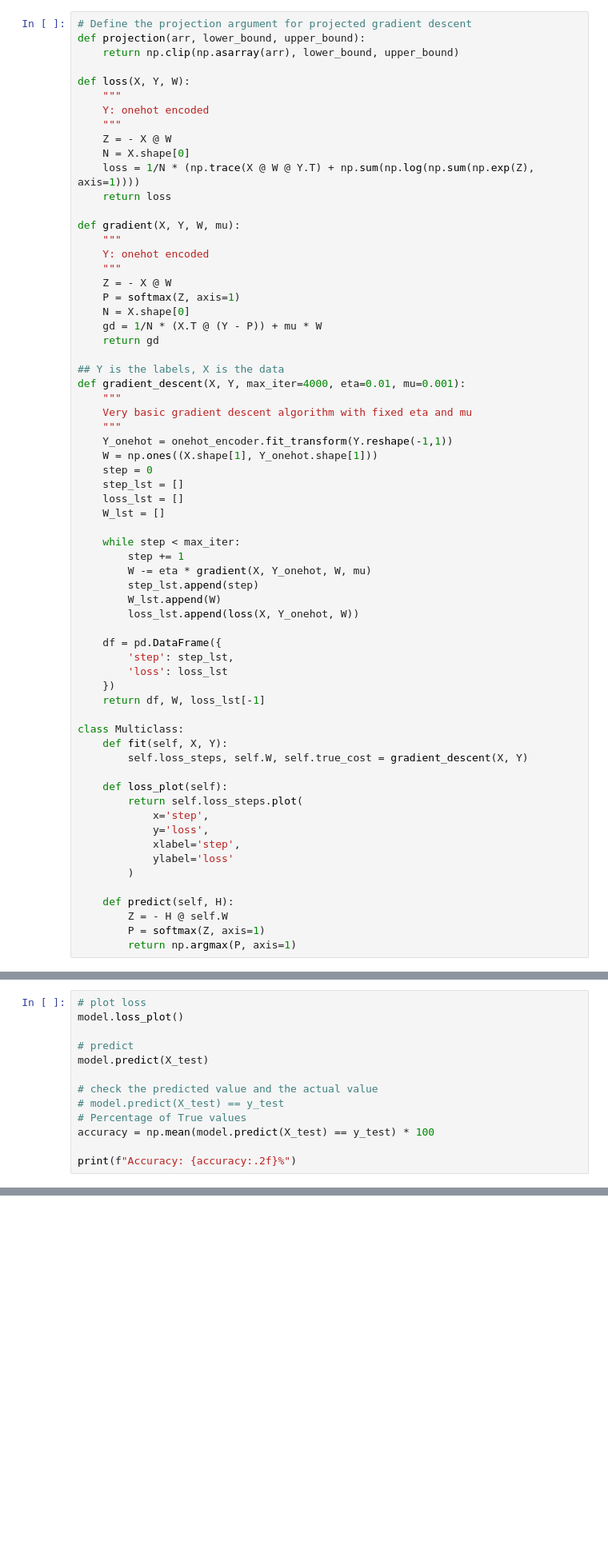
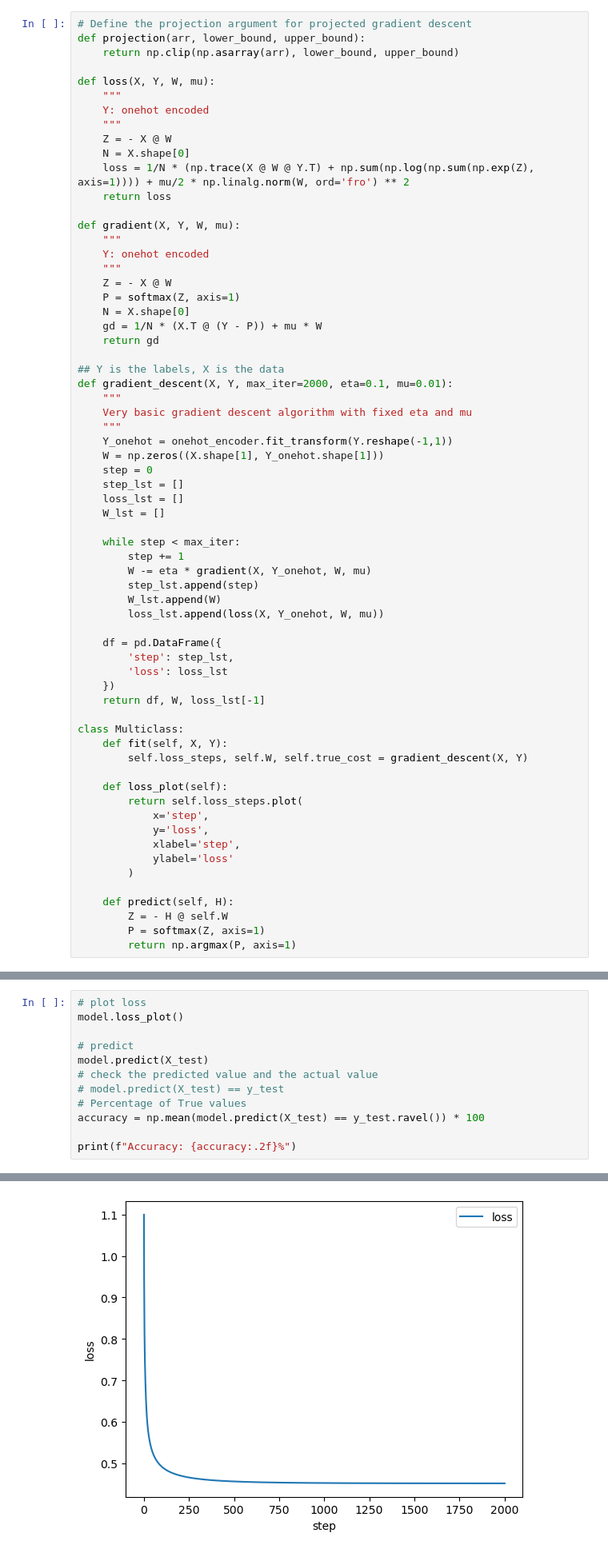
Before and after one commit to J4mZzy/TAGM-simulation, a Jupyter notebook: debug.ipynb, the cells around one changed output, grey strips where cells are left out. Shown at 80% size. Drawn from its saved outputs; the diff is of its cells as text; blank space fills up the shorter version.

```diff
--- a/debug.ipynb
+++ b/debug.ipynb
@@ -58,13 +50,13 @@ onehot_encoder = OneHotEncoder(sparse=False)
 def projection(arr, lower_bound, upper_bound):
     return np.clip(np.asarray(arr), lower_bound, upper_bound)
 
-def loss(X, Y, W):
+def loss(X, Y, W, mu):
     """
     Y: onehot encoded
     """
     Z = - X @ W
     N = X.shape[0]
-    loss = 1/N * (np.trace(X @ W @ Y.T) + np.sum(np.log(np.sum(np.exp(Z), axis=1))))
+    loss = 1/N * (np.trace(X @ W @ Y.T) + np.sum(np.log(np.sum(np.exp(Z), axis=1)))) + mu/2 * np.linalg.norm(W, ord='fro') ** 2
     return loss
 
 def gradient(X, Y, W, mu):
@@ -78,12 +70,12 @@ def gradient(X, Y, W, mu):
     return gd
 
 ## Y is the labels, X is the data
-def gradient_descent(X, Y, max_iter=4000, eta=0.01, mu=0.001):
+def gradient_descent(X, Y, max_iter=2000, eta=0.1, mu=0.01):
     """
     Very basic gradient descent algorithm with fixed eta and mu
     """
     Y_onehot = onehot_encoder.fit_transform(Y.reshape(-1,1))
-    W = np.ones((X.shape[1], Y_onehot.shape[1]))
+    W = np.zeros((X.shape[1], Y_onehot.shape[1]))
     step = 0
     step_lst = []
     loss_lst = []
@@ -94,7 +86,7 @@ def gradient_descent(X, Y, max_iter=4000, eta=0.01, mu=0.001):
         W -= eta * gradient(X, Y_onehot, W, mu)
         step_lst.append(step)
         W_lst.append(W)
-        loss_lst.append(loss(X, Y_onehot, W))
+        loss_lst.append(loss(X, Y_onehot, W, mu))
 
     df = pd.DataFrame({
         'step': step_lst,
@@ -138,10 +134,10 @@ model.loss_plot()
 
 # predict
 model.predict(X_test)
-
 # check the predicted value and the actual value
 # model.predict(X_test) == y_test
 # Percentage of True values
-accuracy = np.mean(model.predict(X_test) == y_test) * 100
+accuracy = np.mean(model.predict(X_test) == y_test.ravel()) * 100
 
 print(f"Accuracy: {accuracy:.2f}%")
+# %% [output]
@@ -147,0 +145 @@ print(f"Accuracy: {accuracy:.2f}%")
+[figure, added]
```
Also changed, not shown: parts of 21 cells of this notebook, 13 other files.
